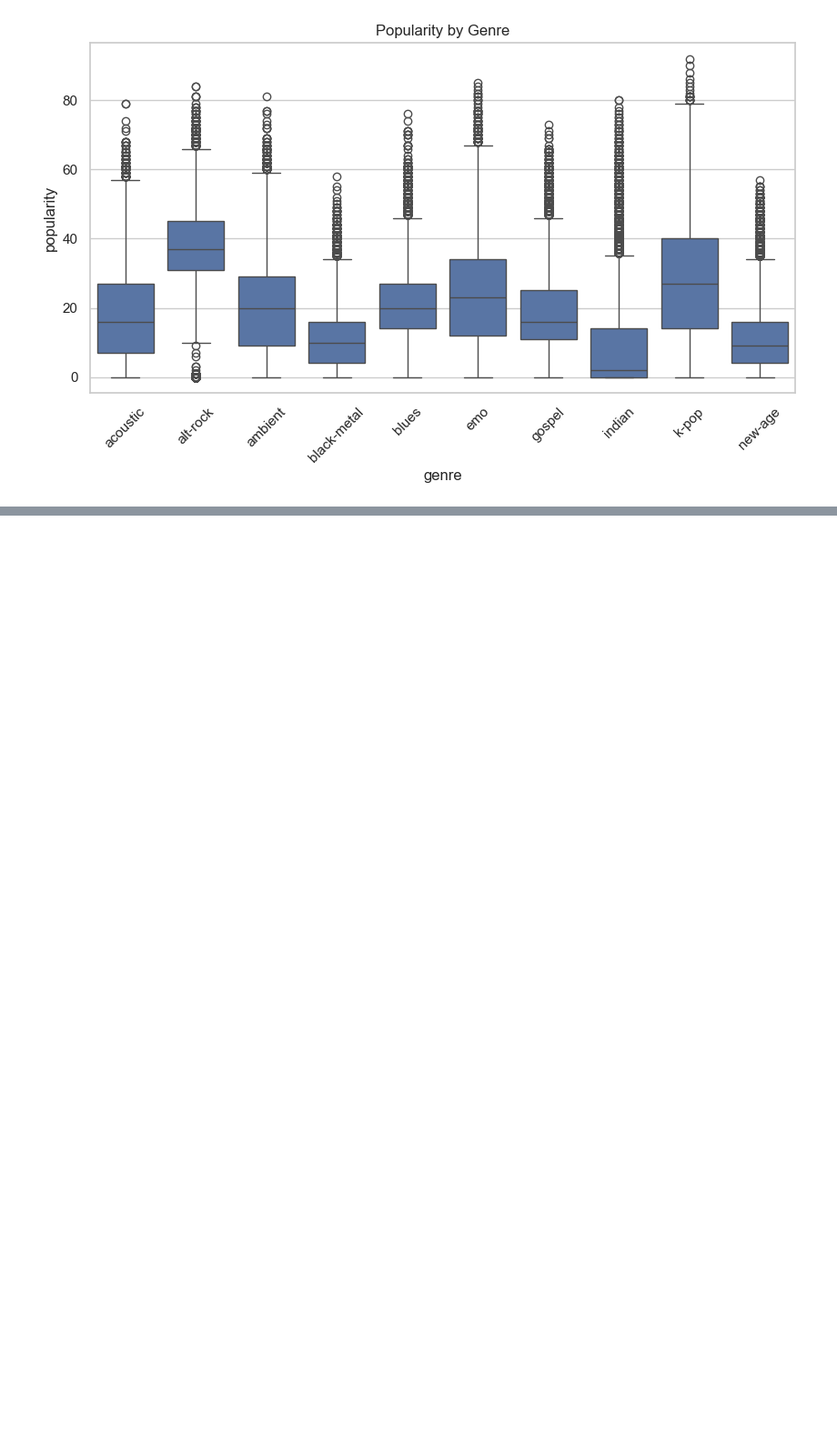
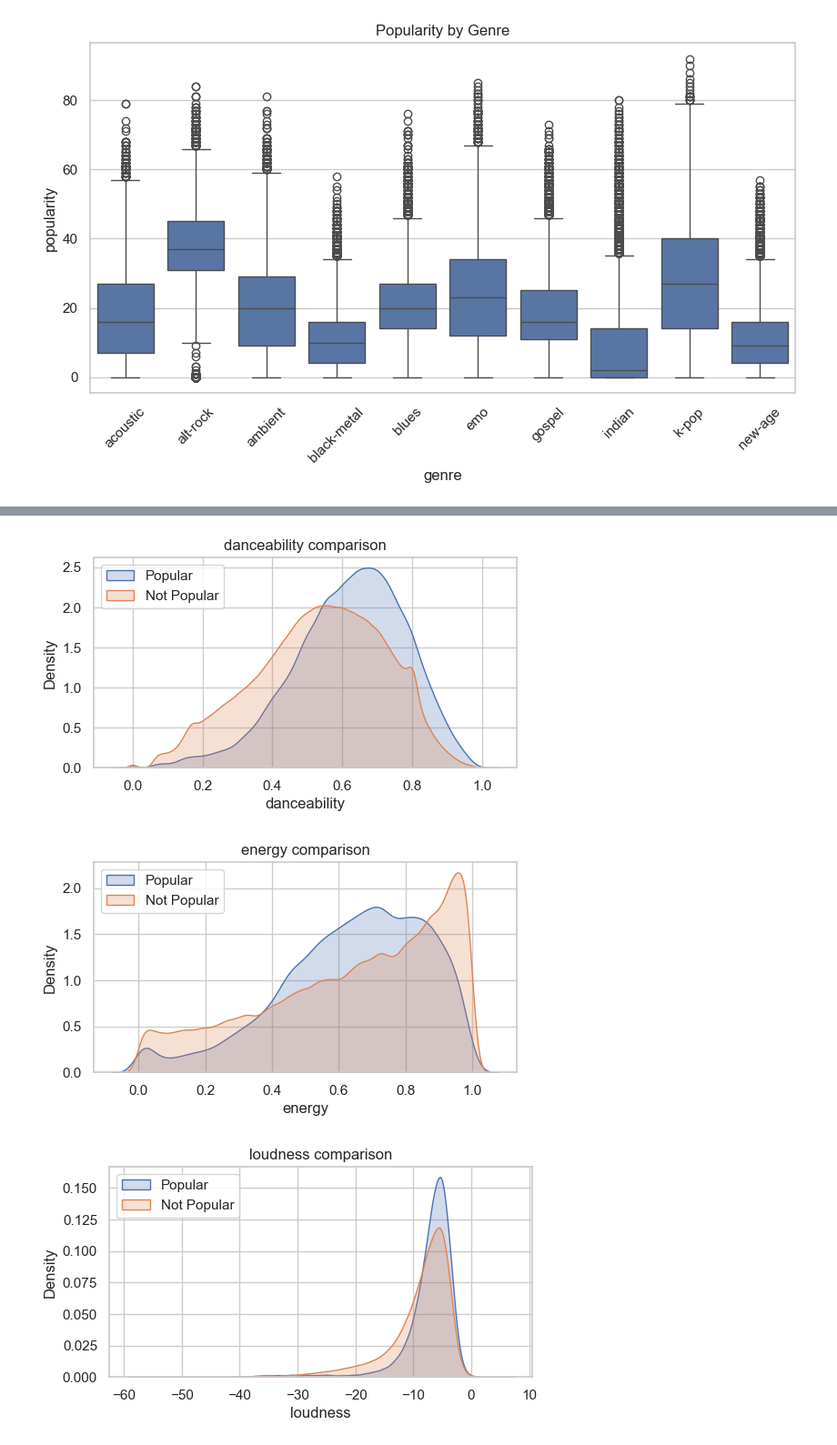
Before and after one commit to AdilkhanEEAIR/spotify_songs_research, a Jupyter notebook: notebooks/analysis.ipynb, the cells around one changed output, grey strips where cells are left out. Shown at 91% size. Cells and saved outputs as stored; diff of their text form; code cells hidden in the pictures; blank space fills up the shorter version.

Commit message:
Corr sumaries, is_popular? & visual comparison

```diff
--- a/notebooks/analysis.ipynb
+++ b/notebooks/analysis.ipynb
@@ -187,0 +204,3 @@ plt.show()
+# %%
+df['is_popular'] = df['popularity'] > 50
+df[['artist_name', 'track_name', 'year', 'is_popular']].head(20)
@@ -187,0 +230,19 @@ plt.show()
+# %%
+features = [
+    'danceability', 'energy', 'loudness',
+    'speechiness', 'acousticness',
+    'instrumentalness', 'liveness',
+    'valence'
+]
+
+for col in features:
+    plt.figure(figsize=(6,3))
+    sns.kdeplot(df[df['is_popular'] == 1][col], label='Popular', fill=True)
+    sns.kdeplot(df[df['is_popular'] == 0][col], label='Not Popular', fill=True)
+    plt.title(f"{col} comparison")
+    plt.legend()
+    plt.show()
+# %% [output]
+[figure, added]
+[figure, added]
+[figure, added]
```
Also changed, not shown: parts of 5 cells of this notebook.
